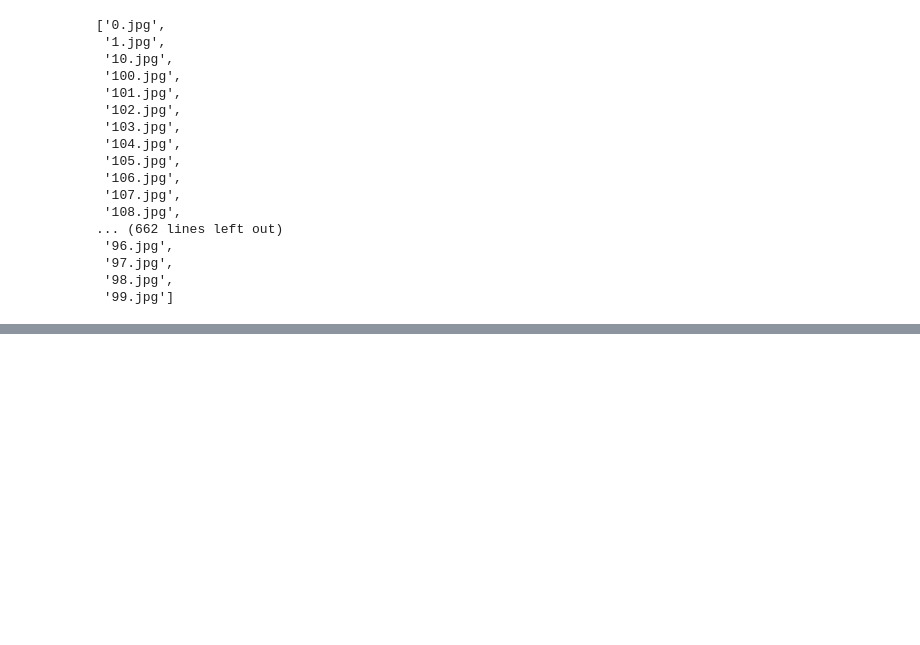
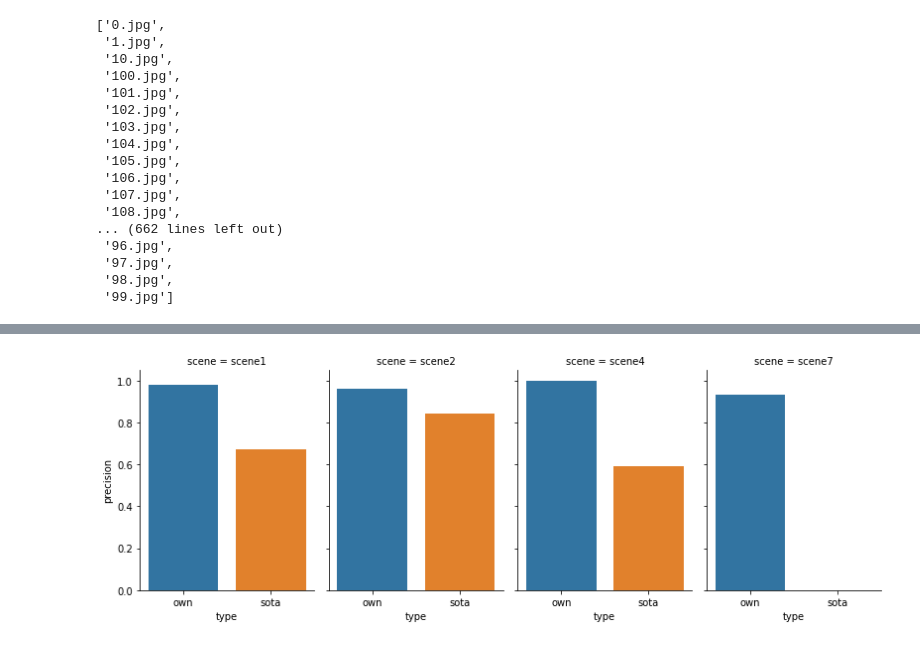
Before and after one commit to SUS-SS2022/conv-recognition, a Jupyter notebook: demo/conv_recognition.ipynb, the cells around one changed output, grey strips where cells are left out. Saved outputs shown, nothing was run; the diff lists cells and outputs as text; code cells hidden in the pictures; blank space fills up the shorter version.

```diff
--- a/demo/conv_recognition.ipynb
+++ b/demo/conv_recognition.ipynb
@@ -311,0 +400,6 @@ cap = cv2.VideoCapture('')
+# %%
+fig = sns.catplot(data=df, x='type', y='precision', col='scene', kind='bar', height=4, aspect=.7)
+plt.show()
+fig.savefig('data/plots/precision.pdf')
+# %% [output]
+[figure, added]
```
Also changed, not shown: parts of 13 cells of this notebook, 14 other files.
